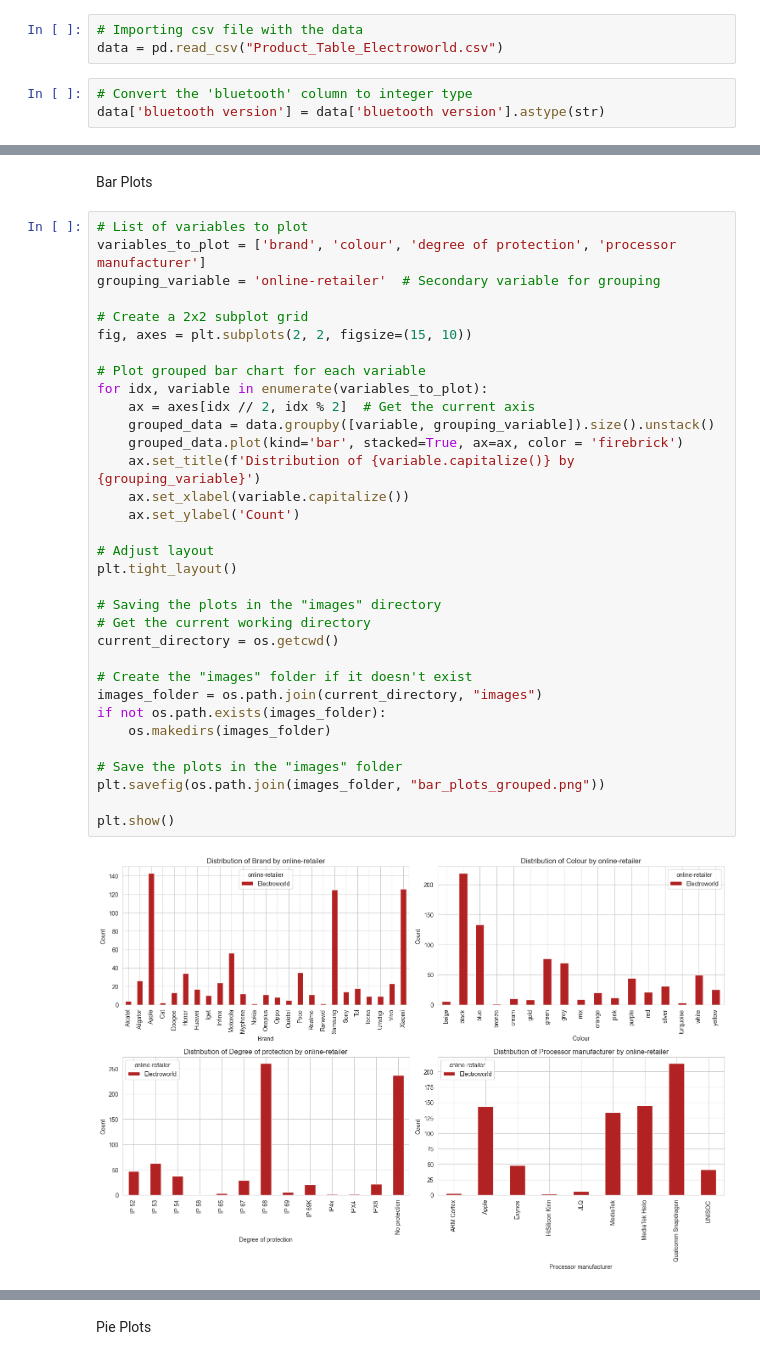
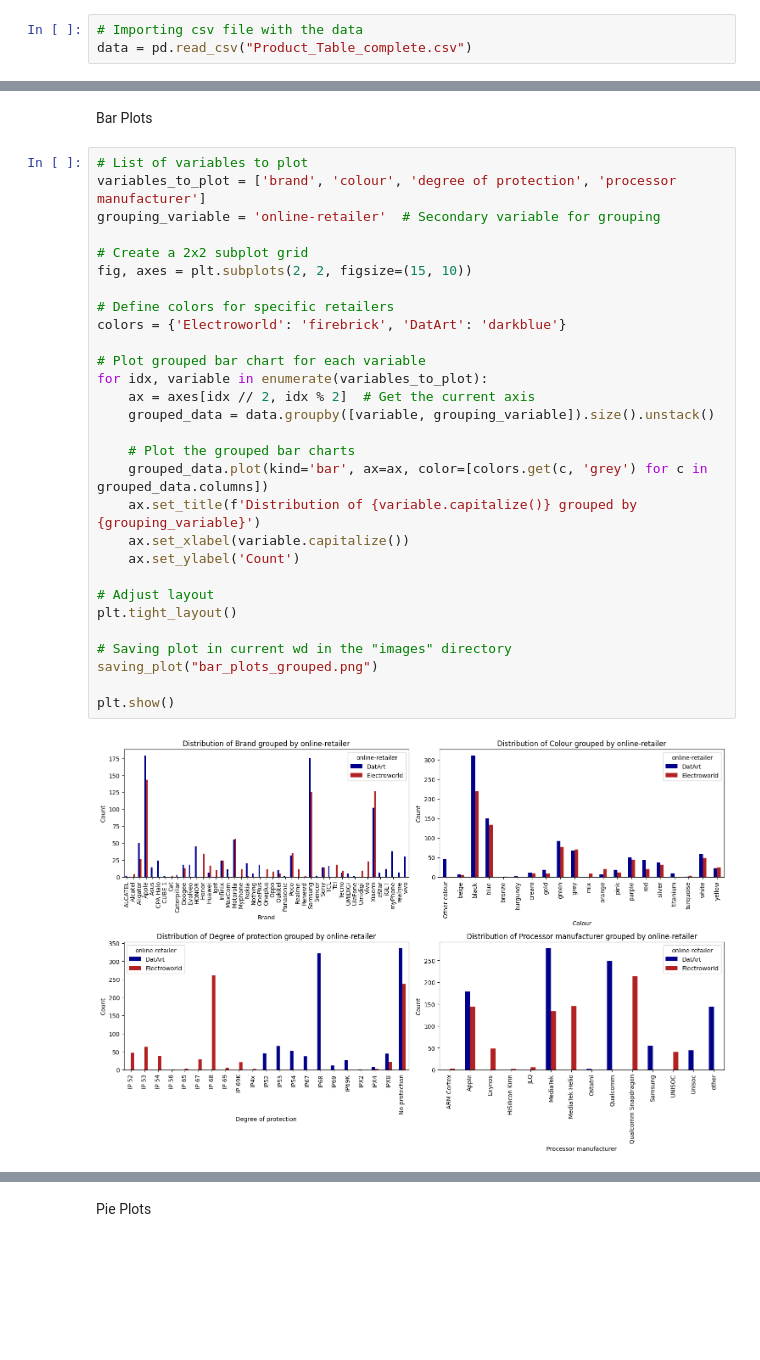
Before and after one commit to N0Data4U/Data-Processing-Project, a Jupyter notebook: data_analysis.ipynb, the cells around one changed output, grey strips where cells are left out. Cells and saved outputs as stored; diff of their text form; blank space fills up the shorter version.

```diff
--- a/data_analysis.ipynb
+++ b/data_analysis.ipynb
@@ -25,9 +20,6 @@ import transformers
 Getting summary statistics for metric and categorical variables.
 # %%
 # Importing csv file with the data
-data = pd.read_csv("Product_Table_Electroworld.csv")
+data = pd.read_csv("Product_Table_complete.csv")
-# %%
-# Convert the 'bluetooth' column to integer type
-data['bluetooth version'] = data['bluetooth version'].astype(str)
 # %%
 # Get dimension of the dataset
@@ -53,35 +120,31 @@ Bar Plots
 # %%
 # List of variables to plot
 variables_to_plot = ['brand', 'colour', 'degree of protection', 'processor manufacturer']
 grouping_variable = 'online-retailer'  # Secondary variable for grouping
 
 # Create a 2x2 subplot grid
 fig, axes = plt.subplots(2, 2, figsize=(15, 10))
 
+# Define colors for specific retailers
+colors = {'Electroworld': 'firebrick', 'DatArt': 'darkblue'}
+
 # Plot grouped bar chart for each variable
 for idx, variable in enumerate(variables_to_plot):
     ax = axes[idx // 2, idx % 2]  # Get the current axis
     grouped_data = data.groupby([variable, grouping_variable]).size().unstack()
-    grouped_data.plot(kind='bar', stacked=True, ax=ax, color = 'firebrick')
-    ax.set_title(f'Distribution of {variable.capitalize()} by {grouping_variable}')
+
+    # Plot the grouped bar charts
+    grouped_data.plot(kind='bar', ax=ax, color=[colors.get(c, 'grey') for c in grouped_data.columns])
+    ax.set_title(f'Distribution of {variable.capitalize()} grouped by {grouping_variable}')
     ax.set_xlabel(variable.capitalize())
     ax.set_ylabel('Count')
 
 # Adjust layout
 plt.tight_layout()
 
-# Saving the plots in the "images" directory
-# Get the current working directory
-current_directory = os.getcwd()
-
-# Create the "images" folder if it doesn't exist
-images_folder = os.path.join(current_directory, "images")
-if not os.path.exists(images_folder):
-    os.makedirs(images_folder)
-
-# Save the plots in the "images" folder
-plt.savefig(os.path.join(images_folder, "bar_plots_grouped.png"))
+# Saving plot in current wd in the "images" directory
+saving_plot("bar_plots_grouped.png")
 
 plt.show()
 # %% [output]
-[figure, old version]
+[figure, new version]
```
Also changed, not shown: parts of 93 cells of this notebook, 43 other files.
